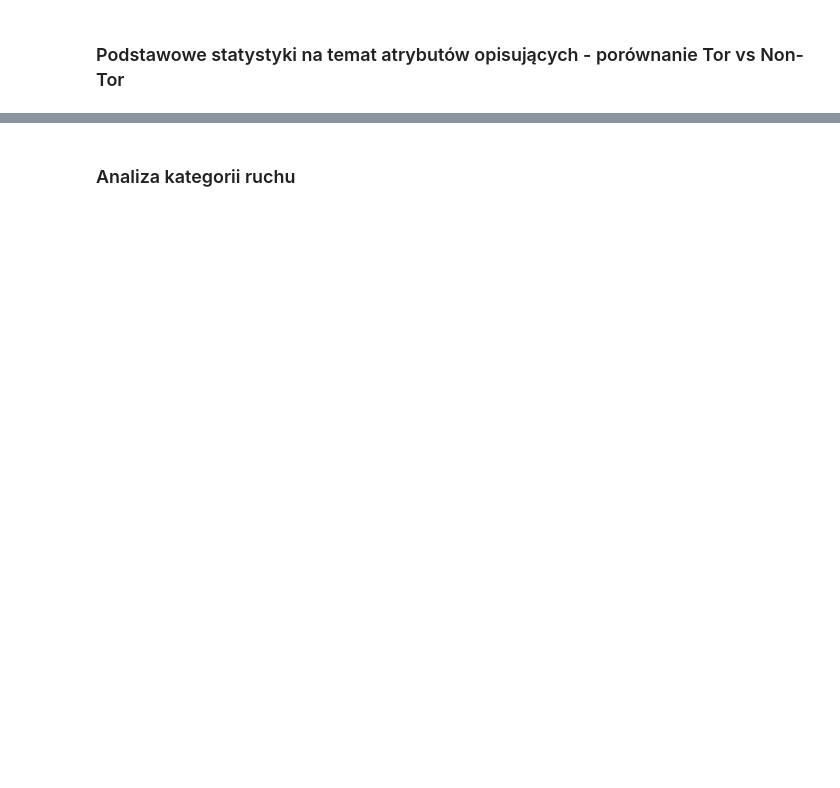
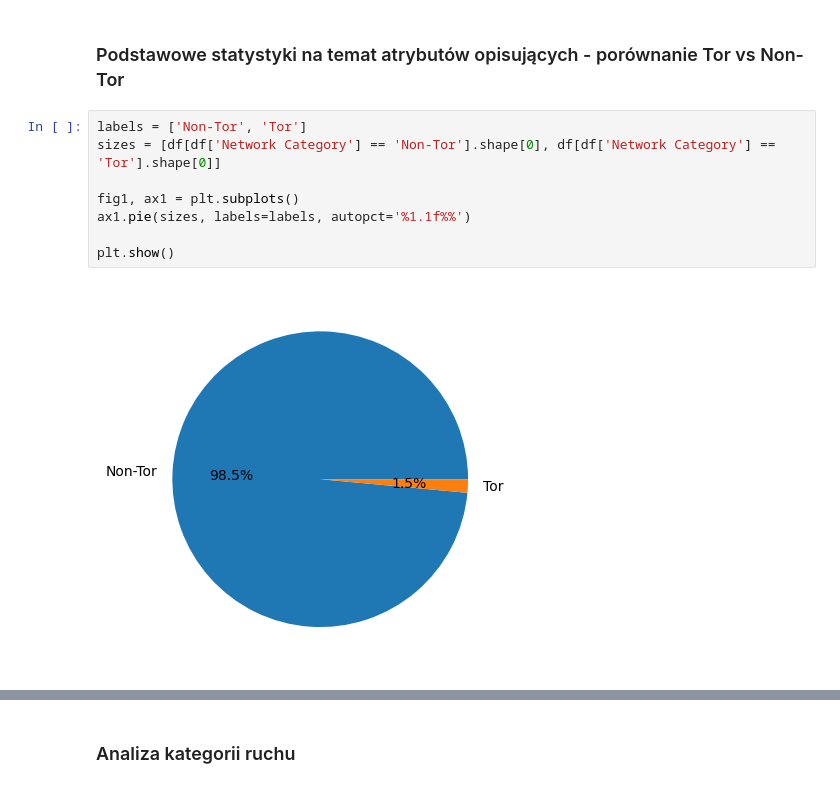
Before and after one commit to lamachan/PRiAD_projekt, a Jupyter notebook: PRiAD_projekt.ipynb, the cells around one changed output, grey strips where cells are left out. Drawn from its saved outputs; the diff is of its cells as text; blank space fills up the shorter version.

```diff
--- a/PRiAD_projekt.ipynb
+++ b/PRiAD_projekt.ipynb
@@ -90,2 +119,12 @@ Ich dokładny rozkład zostanie poddany analizie w dalszej części.
 # %% [markdown]
 ### Podstawowe statystyki na temat atrybutów opisujących - porównanie Tor vs Non-Tor
+# %%
+labels = ['Non-Tor', 'Tor']
+sizes = [df[df['Network Category'] == 'Non-Tor'].shape[0], df[df['Network Category'] == 'Tor'].shape[0]]
+
+fig1, ax1 = plt.subplots()
+ax1.pie(sizes, labels=labels, autopct='%1.1f%%')
+
+plt.show()
+# %% [output]
+[figure, added]
```
Also changed, not shown: parts of 23 cells of this notebook.
